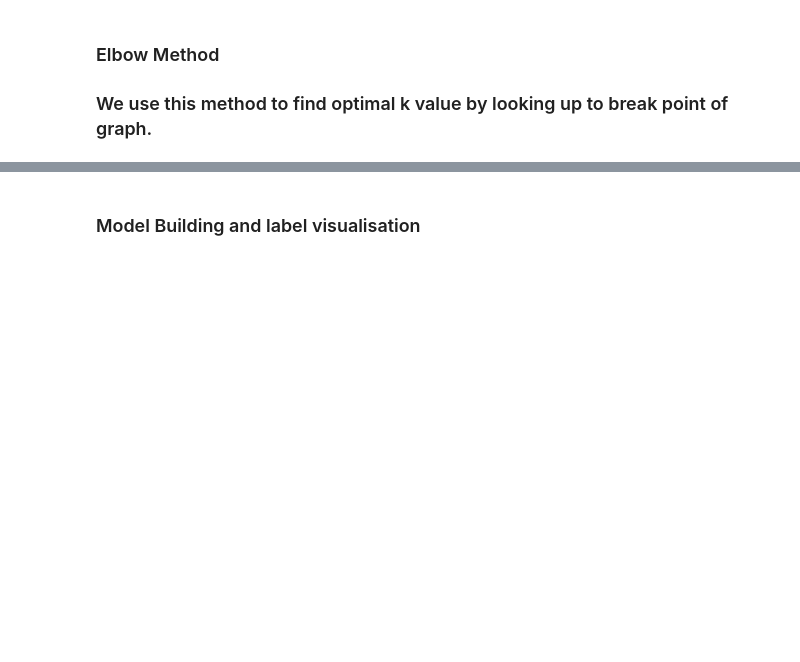
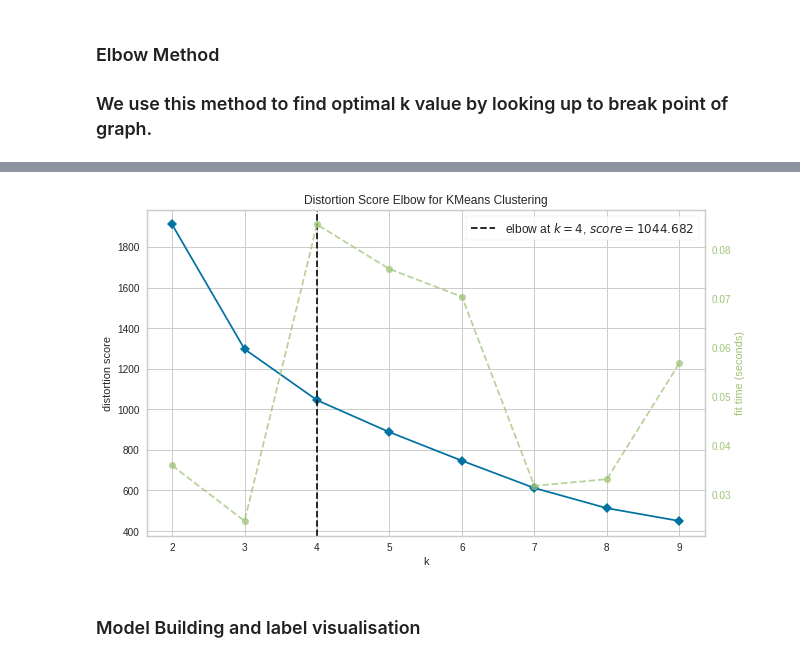
Before and after one commit to bugeki/ML, a Jupyter notebook: military_power_clustering.ipynb, the cells around one changed output, grey strips where cells are left out. Saved outputs shown, nothing was run; the diff lists cells and outputs as text; code cells hidden in the pictures; blank space fills up the shorter version.

```diff
--- a/military_power_clustering.ipynb
+++ b/military_power_clustering.ipynb
@@ -152,2 +490,12 @@ MultiIndex([(     '2020 ranking',                                 'Country'),
+# %%
+from yellowbrick.cluster import KElbowVisualizer
+
+model_ = KMeans(random_state=42)
+visualizer = KElbowVisualizer(model_, k=(2,10))
+
+visualizer.fit(X)
+visualizer.show();
+# %% [output]
+[figure, added]
 # %% [markdown]
 ### Model Building and label visualisation
```
Also changed, not shown: parts of 51 cells of this notebook.
